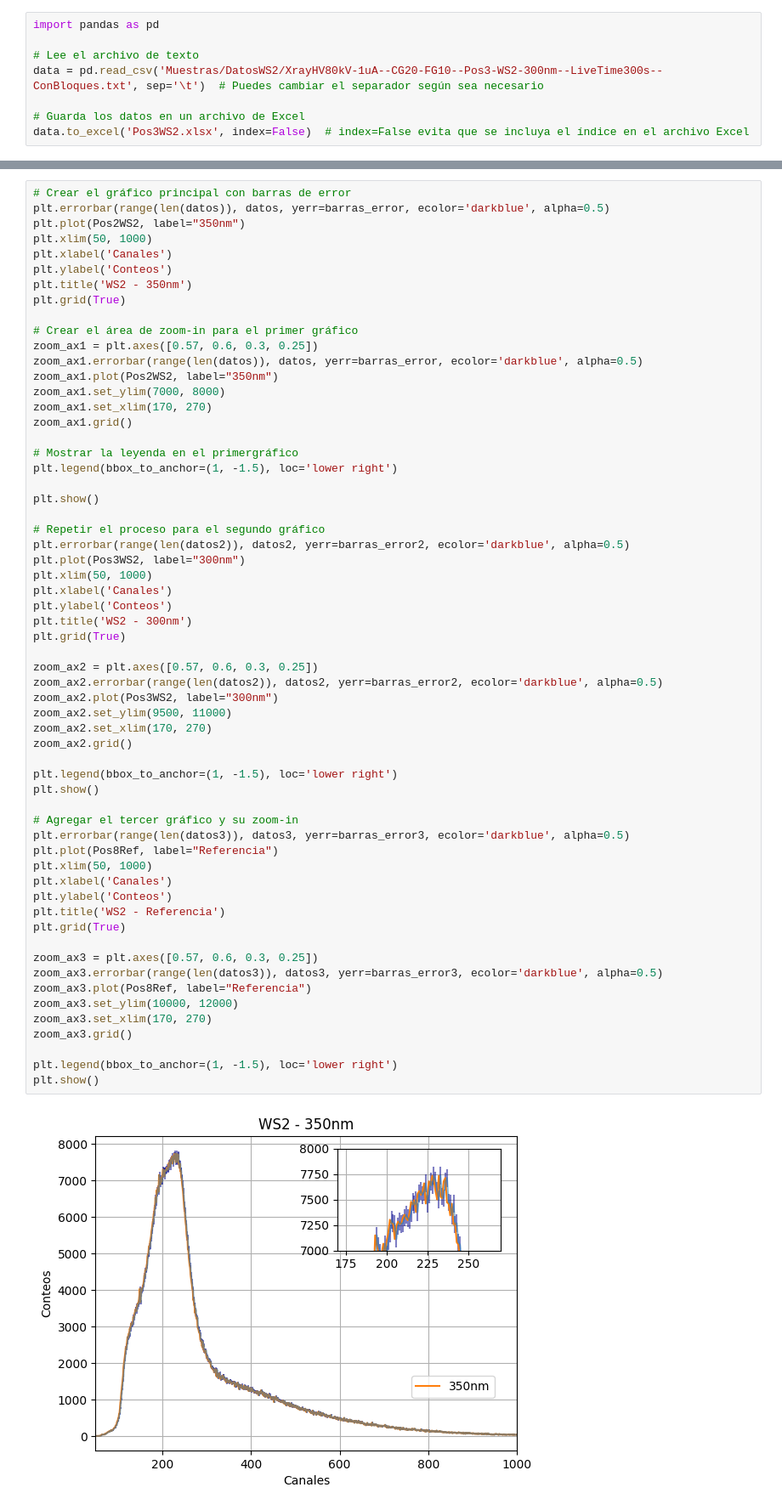
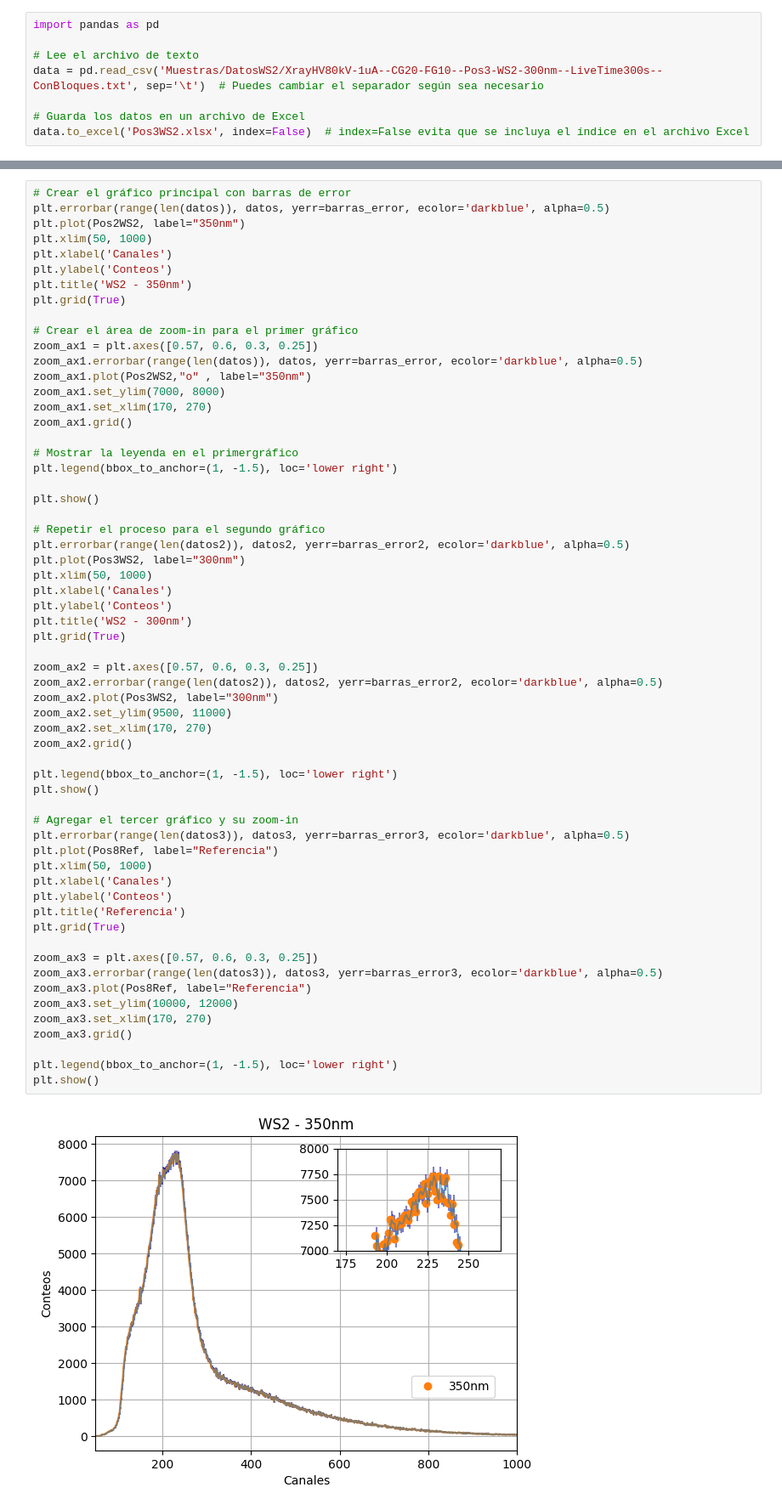
Before and after one commit to jpabonl/Proyecto-experimental, a Jupyter notebook: Graficas_Toma_1.ipynb, the cells around one changed output, grey strips where cells are left out. Shown: that part at 85% size. Saved outputs shown, nothing was run; the diff lists cells and outputs as text.

```diff
--- a/Graficas_Toma_1.ipynb
+++ b/Graficas_Toma_1.ipynb
@@ -273,7 +273,7 @@ plt.grid(True)
 # Crear el área de zoom-in para el primer gráfico
 zoom_ax1 = plt.axes([0.57, 0.6, 0.3, 0.25])
 zoom_ax1.errorbar(range(len(datos)), datos, yerr=barras_error, ecolor='darkblue', alpha=0.5)
-zoom_ax1.plot(Pos2WS2, label="350nm")
+zoom_ax1.plot(Pos2WS2,"o" , label="350nm")
 zoom_ax1.set_ylim(7000, 8000)
 zoom_ax1.set_xlim(170, 270)
 zoom_ax1.grid()
@@ -293,33 +293,33 @@ plt.title('WS2 - 300nm')
 plt.grid(True)
 
 zoom_ax2 = plt.axes([0.57, 0.6, 0.3, 0.25])
 zoom_ax2.errorbar(range(len(datos2)), datos2, yerr=barras_error2, ecolor='darkblue', alpha=0.5)
 zoom_ax2.plot(Pos3WS2, label="300nm")
 zoom_ax2.set_ylim(9500, 11000)
 zoom_ax2.set_xlim(170, 270)
 zoom_ax2.grid()
 
 plt.legend(bbox_to_anchor=(1, -1.5), loc='lower right')
 plt.show()
 
 # Agregar el tercer gráfico y su zoom-in
 plt.errorbar(range(len(datos3)), datos3, yerr=barras_error3, ecolor='darkblue', alpha=0.5)
 plt.plot(Pos8Ref, label="Referencia")
 plt.xlim(50, 1000)
 plt.xlabel('Canales')
 plt.ylabel('Conteos')
-plt.title('WS2 - Referencia')
+plt.title('Referencia')
 plt.grid(True)
 
 zoom_ax3 = plt.axes([0.57, 0.6, 0.3, 0.25])
 zoom_ax3.errorbar(range(len(datos3)), datos3, yerr=barras_error3, ecolor='darkblue', alpha=0.5)
 zoom_ax3.plot(Pos8Ref, label="Referencia")
 zoom_ax3.set_ylim(10000, 12000)
 zoom_ax3.set_xlim(170, 270)
 zoom_ax3.grid()
 
 plt.legend(bbox_to_anchor=(1, -1.5), loc='lower right')
 plt.show()
 # %% [output]
-[figure, old version]
+[figure, new version]
 [figure]
```
Also changed, not shown: parts of 5 cells of this notebook.
